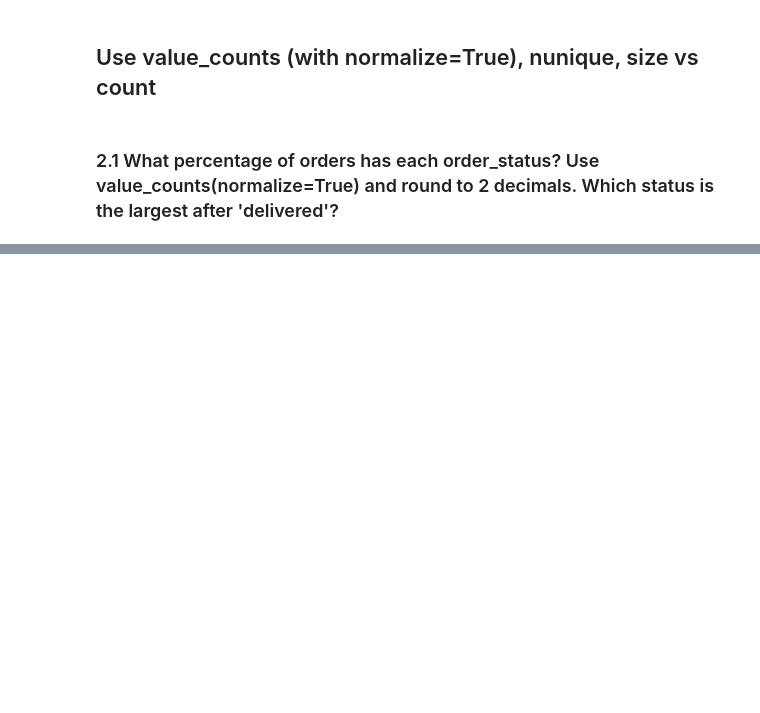
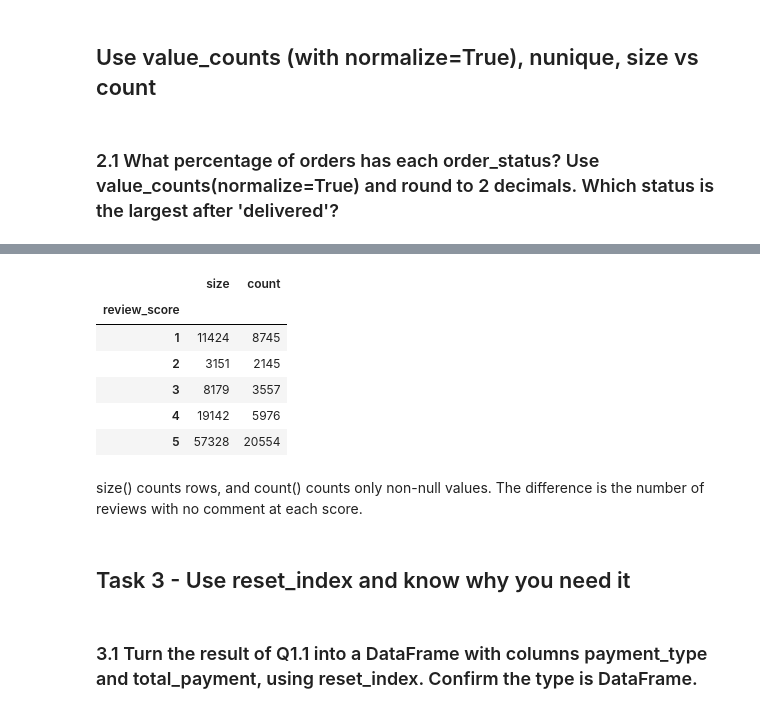
Before and after one commit to Lavishajagwani/Pandas_14_days, a Jupyter notebook: Notebooks/Day05.ipynb, the cells around one changed output, grey strips where cells are left out. Drawn from its saved outputs; the diff is of its cells as text; code cells hidden in the pictures; blank space fills up the shorter version.

```diff
--- a/Notebooks/Day05.ipynb
+++ b/Notebooks/Day05.ipynb
@@ -208,0 +256,19 @@ orders.head()
+# %%
+reviews.groupby('review_score').agg(
+    size = ('review_comment_message','size'),
+    count = ('review_comment_message','count')
+)
+# %% [output]
+|  | size | count |
+| review_score |  |  |
+| 1 | 11424 | 8745 |
+| 2 | 3151 | 2145 |
+| 3 | 8179 | 3557 |
+| 4 | 19142 | 5976 |
+| 5 | 57328 | 20554 |
+# %% [markdown]
+size() counts rows, and count() counts only non-null values. The difference is the number of reviews with no comment at each score.
+# %% [markdown]
+## Task 3 - Use reset_index and know why you need it
+# %% [markdown]
+### 3.1 Turn the result of Q1.1 into a DataFrame with columns payment_type and total_payment, using reset_index. Confirm the type is DataFrame.
```
Also changed, not shown: parts of 14 cells of this notebook.
